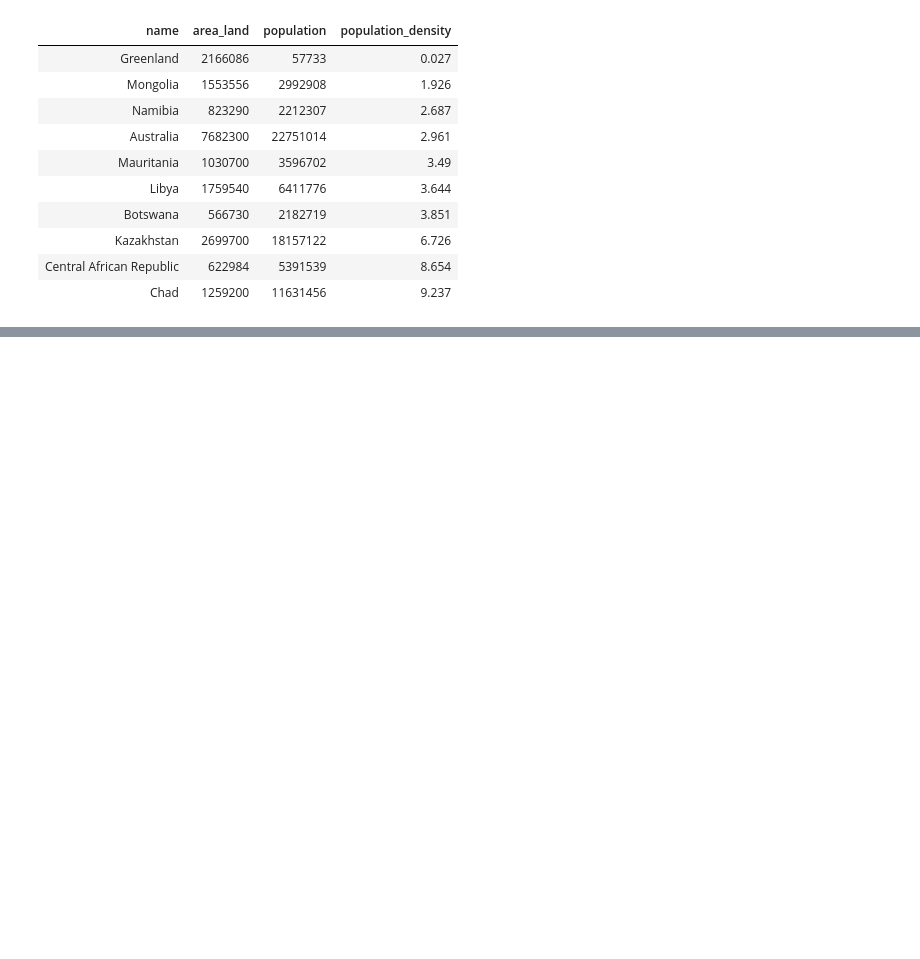
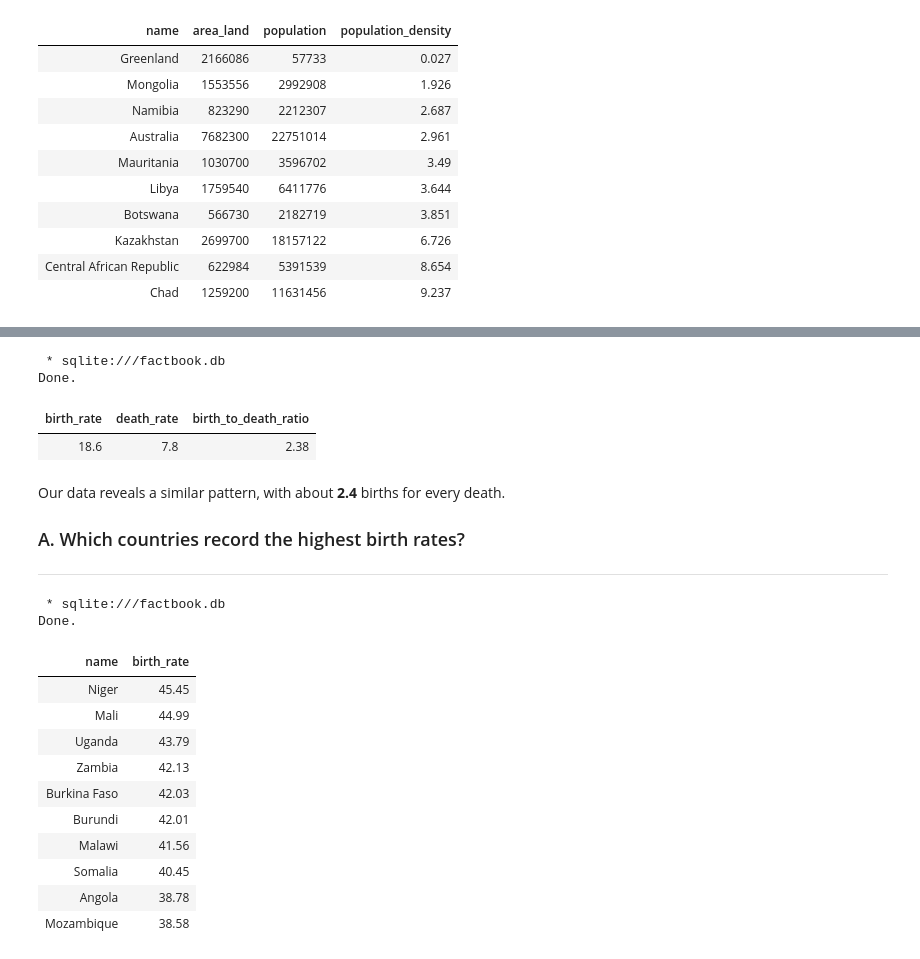
Before and after one commit to Lippins/CIA_factbook_data_analysis, a Jupyter notebook: notebook.ipynb, the cells around one changed output, grey strips where cells are left out. Drawn from its saved outputs; the diff is of its cells as text; code cells hidden in the pictures; blank space fills up the shorter version.

Commit message:
feat: Explore birth rate trends

```diff
--- a/notebook.ipynb
+++ b/notebook.ipynb
@@ -460,0 +468,37 @@ Done.
+# %%
+%%sql
+SELECT birth_rate, death_rate,
+       ROUND((birth_rate / death_rate), 2) AS birth_to_death_ratio
+  FROM facts
+ WHERE name = 'World';
+# %% [output]
+ * sqlite:///factbook.db
+Done.
+| birth_rate | death_rate | birth_to_death_ratio |
+| 18.6 | 7.8 | 2.38 |
+# %% [markdown]
+Our data reveals a similar pattern, with about **2.4** births for every death.
+
+### A. Which countries record the highest birth rates?
+---
+# %%
+%%sql
+SELECT name, birth_rate
+  FROM facts
+ WHERE name != 'World'
+ ORDER BY 2 DESC
+ LIMIT 10;
+# %% [output]
+ * sqlite:///factbook.db
+Done.
+| name | birth_rate |
+| Niger | 45.45 |
+| Mali | 44.99 |
+| Uganda | 43.79 |
+| Zambia | 42.13 |
+| Burkina Faso | 42.03 |
+| Burundi | 42.01 |
+| Malawi | 41.56 |
+| Somalia | 40.45 |
+| Angola | 38.78 |
+| Mozambique | 38.58 |
```
Also changed, not shown: parts of 5 cells of this notebook.
